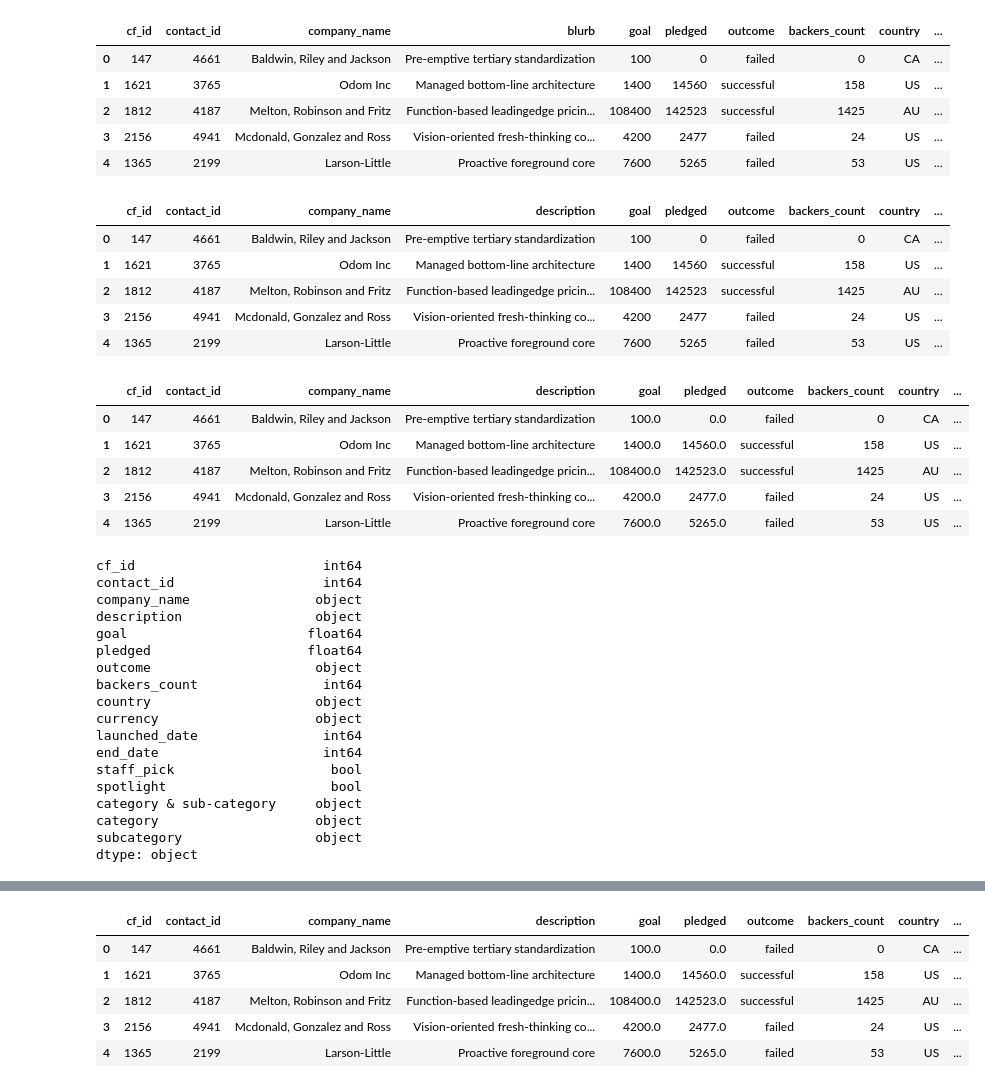
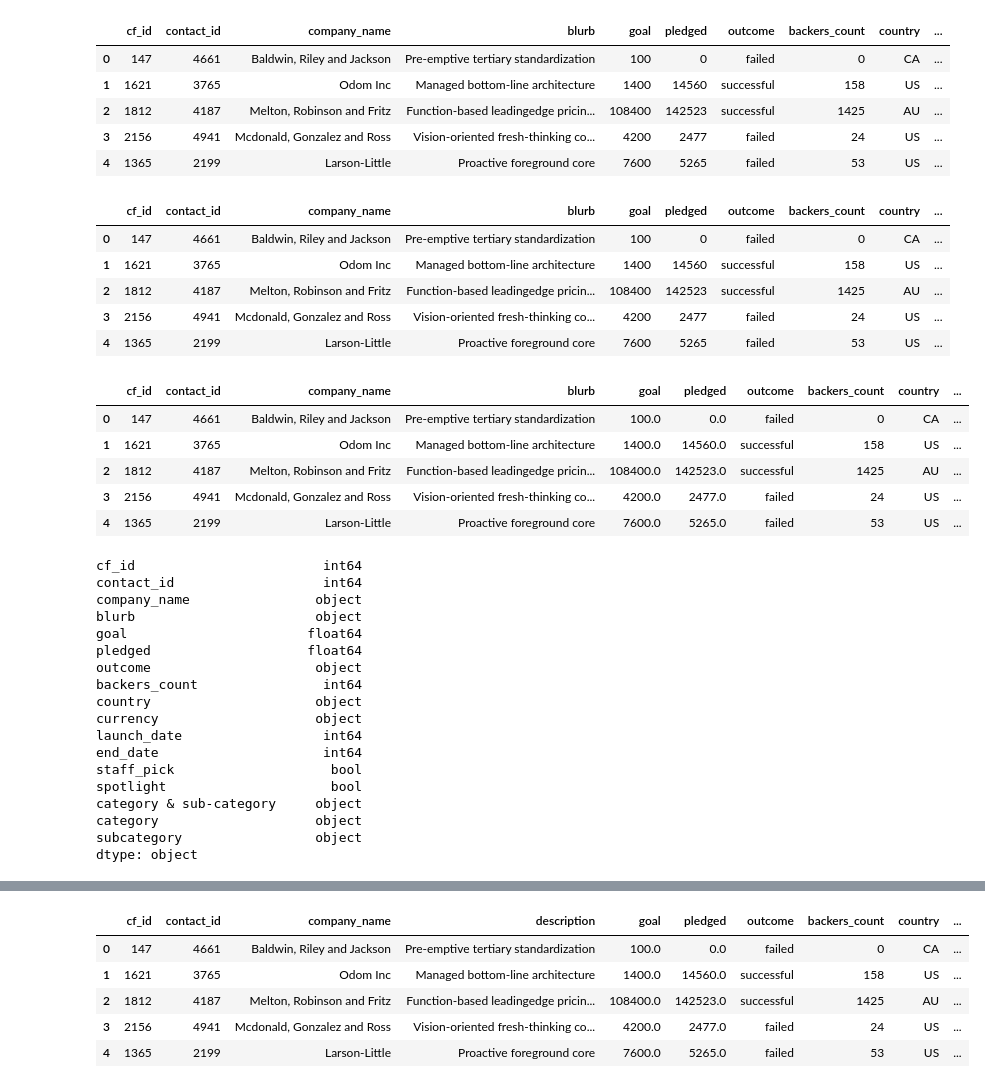
Before and after one commit to peatk/Crowdfunding_ETL, a Jupyter notebook: ETL_Mini_Project_Starter_Code_Pkline.ipynb, the cells around one changed output, grey strips where cells are left out. Drawn from its saved outputs; the diff is of its cells as text; code cells hidden in the pictures.

```diff
--- a/ETL_Mini_Project_Starter_Code_Pkline.ipynb
+++ b/ETL_Mini_Project_Starter_Code_Pkline.ipynb
@@ -210,8 +210,10 @@ campaign_df.head()
 | 4 | 1365 | 2199 | Larson-Little | Proactive foreground core | 7600 | 5265 | failed | 53 | US | ... |
 # %%
 # Rename the blurb, launched_at, and deadline columns.
+campaign_df.rename(columns={'launched_at':'launch_date','deadline': 'end_date'}, inplace=True)
+campaign_df.head(5)
 # %% [output]
-|  | cf_id | contact_id | company_name | description | goal | pledged | outcome | backers_count | country | ... |
+|  | cf_id | contact_id | company_name | blurb | goal | pledged | outcome | backers_count | country | ... |
 | 0 | 147 | 4661 | Baldwin, Riley and Jackson | Pre-emptive tertiary standardization | 100 | 0 | failed | 0 | CA | ... |
 | 1 | 1621 | 3765 | Odom Inc | Managed bottom-line architecture | 1400 | 14560 | successful | 158 | US | ... |
 | 2 | 1812 | 4187 | Melton, Robinson and Fritz | Function-based leadingedge pricin... | 108400 | 142523 | successful | 1425 | AU | ... |
@@ -219,8 +221,12 @@ campaign_df.head()
 | 4 | 1365 | 2199 | Larson-Little | Proactive foreground core | 7600 | 5265 | failed | 53 | US | ... |
 # %%
 # Convert the goal and pledged columns to a `float` data type.
+campaign_df['goal'] = campaign_df['goal'].astype(float)
+campaign_df['pledged'] = campaign_df['pledged'].astype(float)
+
+campaign_df.head(5)
 # %% [output]
-|  | cf_id | contact_id | company_name | description | goal | pledged | outcome | backers_count | country | ... |
+|  | cf_id | contact_id | company_name | blurb | goal | pledged | outcome | backers_count | country | ... |
 | 0 | 147 | 4661 | Baldwin, Riley and Jackson | Pre-emptive tertiary standardization | 100.0 | 0.0 | failed | 0 | CA | ... |
 | 1 | 1621 | 3765 | Odom Inc | Managed bottom-line architecture | 1400.0 | 14560.0 | successful | 158 | US | ... |
 | 2 | 1812 | 4187 | Melton, Robinson and Fritz | Function-based leadingedge pricin... | 108400.0 | 142523.0 | successful | 1425 | AU | ... |
@@ -228,18 +234,19 @@ campaign_df.head()
 | 4 | 1365 | 2199 | Larson-Little | Proactive foreground core | 7600.0 | 5265.0 | failed | 53 | US | ... |
 # %%
 # Check the datatypes
+campaign_df.dtypes
 # %% [output]
 cf_id                        int64
 contact_id                   int64
 company_name                object
-description                 object
+blurb                       object
 goal                       float64
 pledged                    float64
 outcome                     object
 backers_count                int64
 country                     object
 currency                    object
-launched_date                int64
+launch_date                  int64
 end_date                     int64
 staff_pick                    bool
 spotlight                     bool
```
Also changed, not shown: parts of 5 cells of this notebook.
